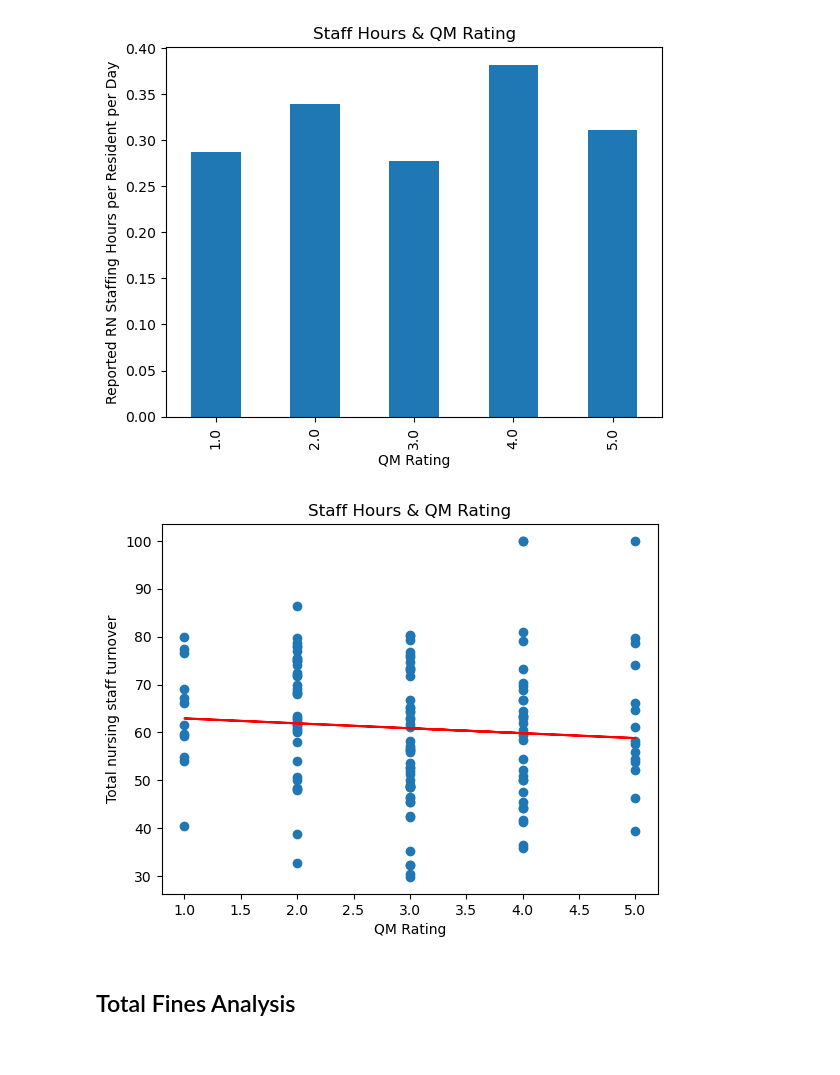
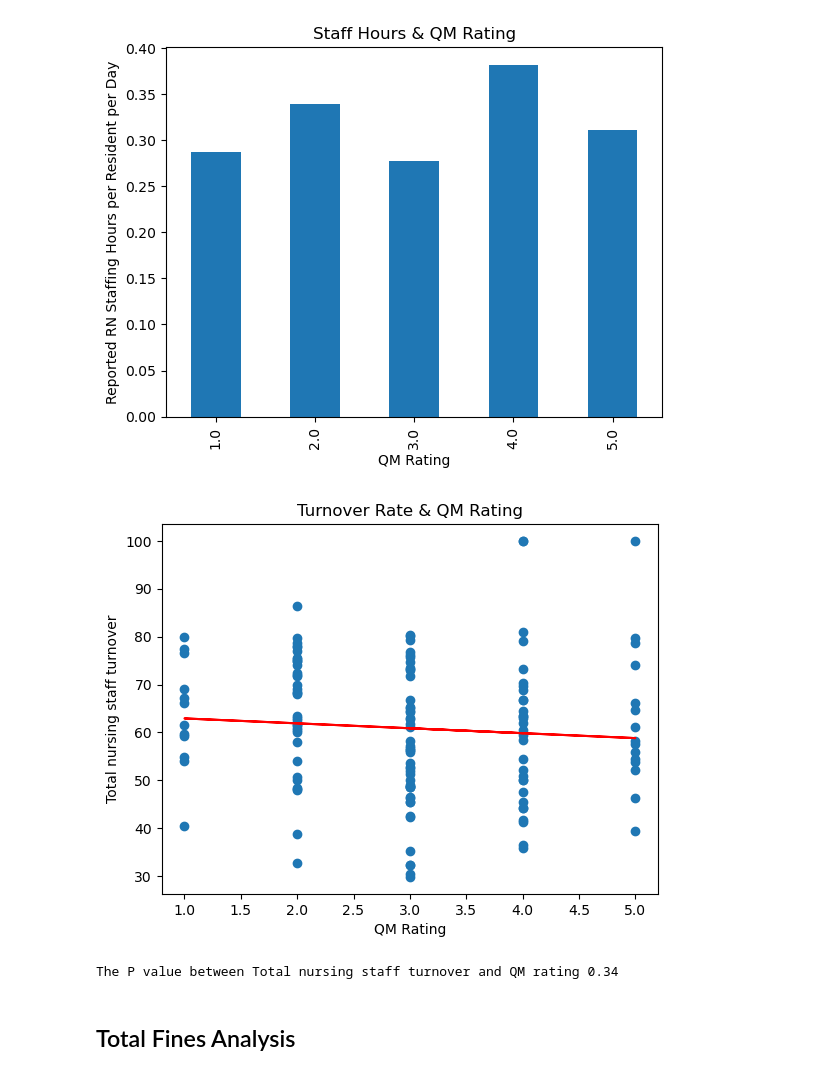
Before and after one commit to wanderfarther/Project_1, a Jupyter notebook: nursing_home_comparisions_final.ipynb, the cells around one changed output. Drawn from its saved outputs; the diff is of its cells as text; code cells hidden in the pictures.

```diff
--- a/nursing_home_comparisions_final.ipynb
+++ b/nursing_home_comparisions_final.ipynb
@@ -158,22 +159,25 @@ plt.show()
 # %%
 # Add the linear regression equation and line to plot. Null hypothesis says there is no linear trend.
 y_values = ok_reduced_data['Total nursing staff turnover']
 x_values = ok_reduced_data['QM Rating']
 (slope, intercept, rvalue, pvalue, stderr) = st.linregress(x_values, y_values)
 regress_values = x_values * slope + intercept
 line_eq = "y = " + str(round(slope,2)) + "x + " + str(round(intercept,2))
 plt.scatter(x_values,y_values)
 plt.plot(x_values,regress_values,"r-")
 plt.annotate(line_eq,(5.8,0.8),fontsize=15,color="red")
 plt.ylabel('Total nursing staff turnover')
 plt.xlabel('QM Rating')
-plt.title("Staff Hours & QM Rating")
-plt.savefig ("turnoverbar.png")
+plt.title("Turnover Rate & QM Rating")
+plt.savefig ("scatter_turnover.png")
 plt.show()
 # %% [output]
-[figure, old version]
+[figure, new version]
 # %%
 #print(f"The P value between Total nursing staff turnover and QM rating {round(st.pearsonr(Total_nursing_staff_turnover,QM_Rating)[1],2)}")
+print(f"The P value between Total nursing staff turnover and QM rating {round(st.pearsonr(x_values,y_values)[1], 2)}")
+# %% [output]
+The P value between Total nursing staff turnover and QM rating 0.34
 # %% [markdown]
 ## Total Fines Analysis
 # %% [markdown]
```
Also changed, not shown: parts of 5 cells of this notebook, 7 other files.
